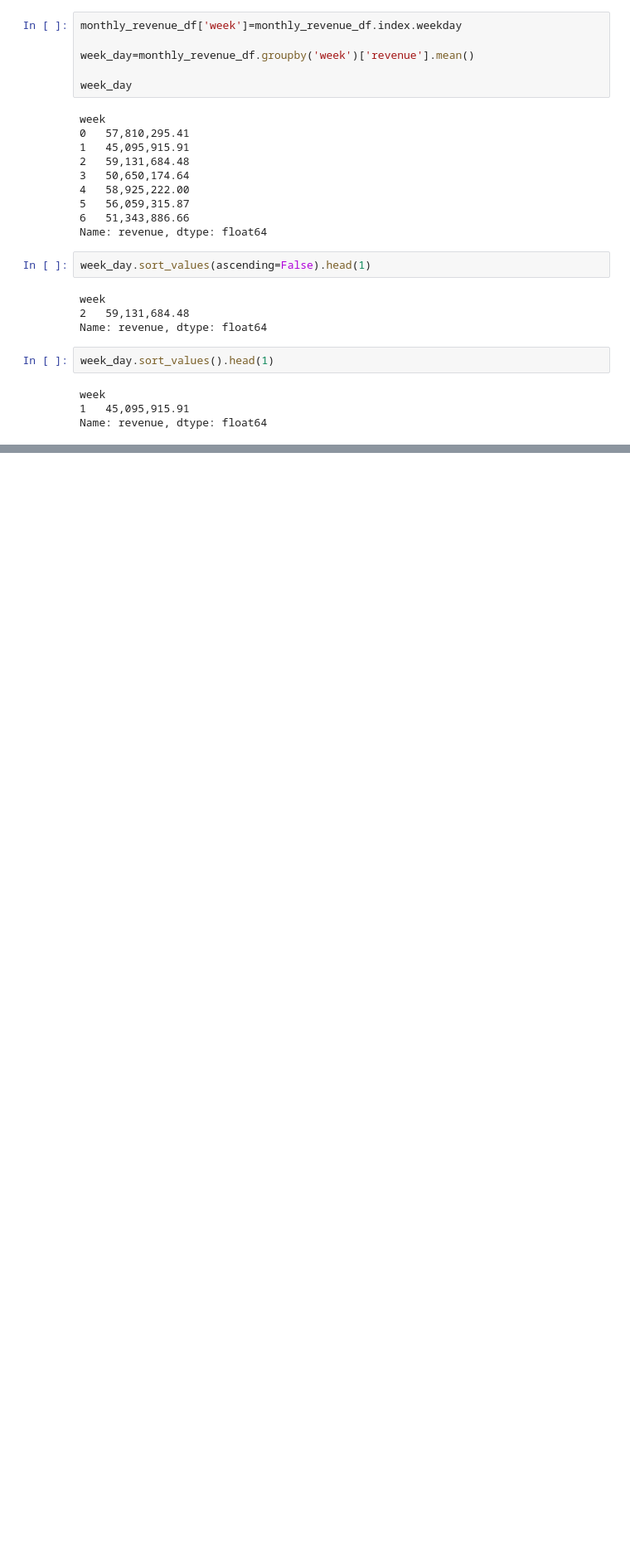
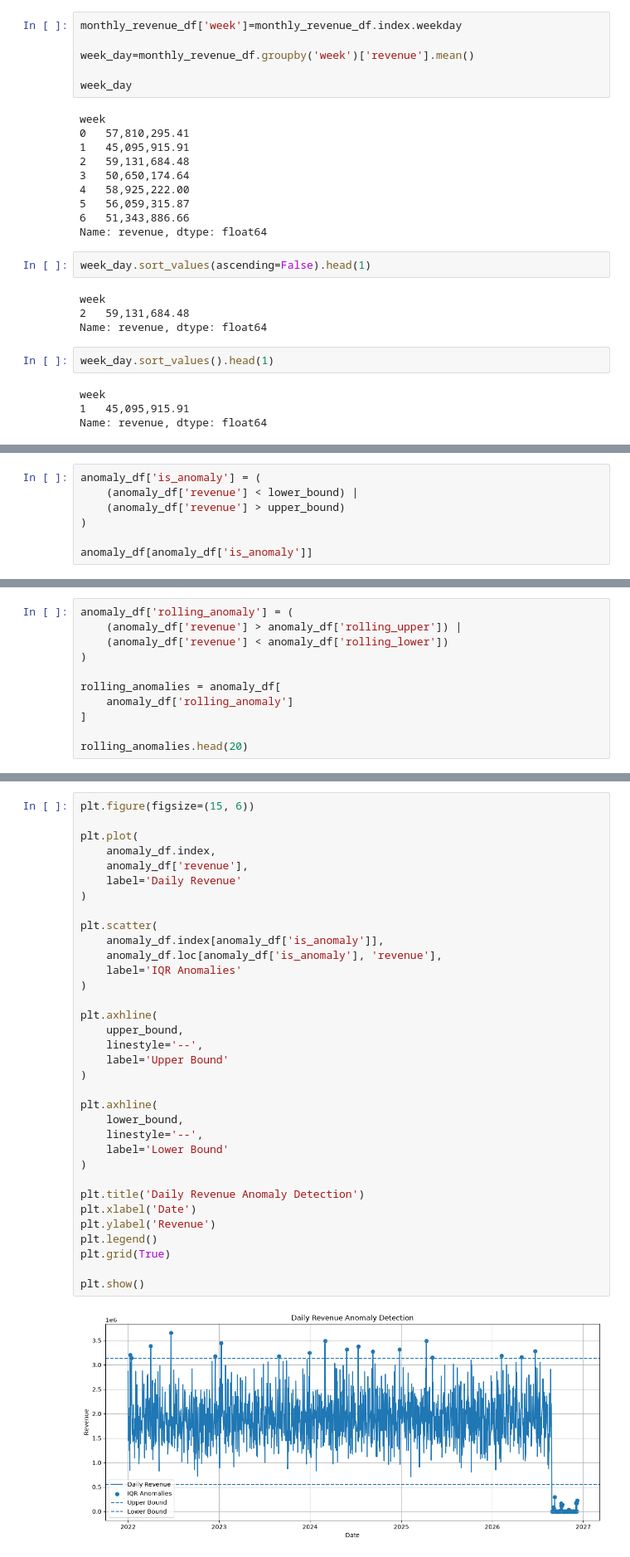
Before and after one commit to piyush8769/messy-ecommerce-analytics-dataset, a Jupyter notebook: Module_3_Data_Transformation.ipynb, the cells around one changed output, grey strips where cells are left out. Shown at 83% size. Saved outputs shown, nothing was run; the diff lists cells and outputs as text; blank space fills up the shorter version.

```diff
--- a/Module_3_Data_Transformation.ipynb
+++ b/Module_3_Data_Transformation.ipynb
@@ -2648,0 +2678,7 @@ Name: revenue, dtype: float64
+# %%
+anomaly_df['is_anomaly'] = (
+    (anomaly_df['revenue'] < lower_bound) |
+    (anomaly_df['revenue'] > upper_bound)
+)
+
+anomaly_df[anomaly_df['is_anomaly']]
@@ -2648,0 +2766,11 @@ Name: revenue, dtype: float64
+# %%
+anomaly_df['rolling_anomaly'] = (
+    (anomaly_df['revenue'] > anomaly_df['rolling_upper']) |
+    (anomaly_df['revenue'] < anomaly_df['rolling_lower'])
+)
+
+rolling_anomalies = anomaly_df[
+    anomaly_df['rolling_anomaly']
+]
+
+rolling_anomalies.head(20)
@@ -2648,0 +2796,36 @@ Name: revenue, dtype: float64
+# %%
+plt.figure(figsize=(15, 6))
+
+plt.plot(
+    anomaly_df.index,
+    anomaly_df['revenue'],
+    label='Daily Revenue'
+)
+
+plt.scatter(
+    anomaly_df.index[anomaly_df['is_anomaly']],
+    anomaly_df.loc[anomaly_df['is_anomaly'], 'revenue'],
+    label='IQR Anomalies'
+)
+
+plt.axhline(
+    upper_bound,
+    linestyle='--',
+    label='Upper Bound'
+)
+
+plt.axhline(
+    lower_bound,
+    linestyle='--',
+    label='Lower Bound'
+)
+
+plt.title('Daily Revenue Anomaly Detection')
+plt.xlabel('Date')
+plt.ylabel('Revenue')
+plt.legend()
+plt.grid(True)
+
+plt.show()
+# %% [output]
+[figure, added]
```
Also changed, not shown: parts of 11 cells of this notebook.
